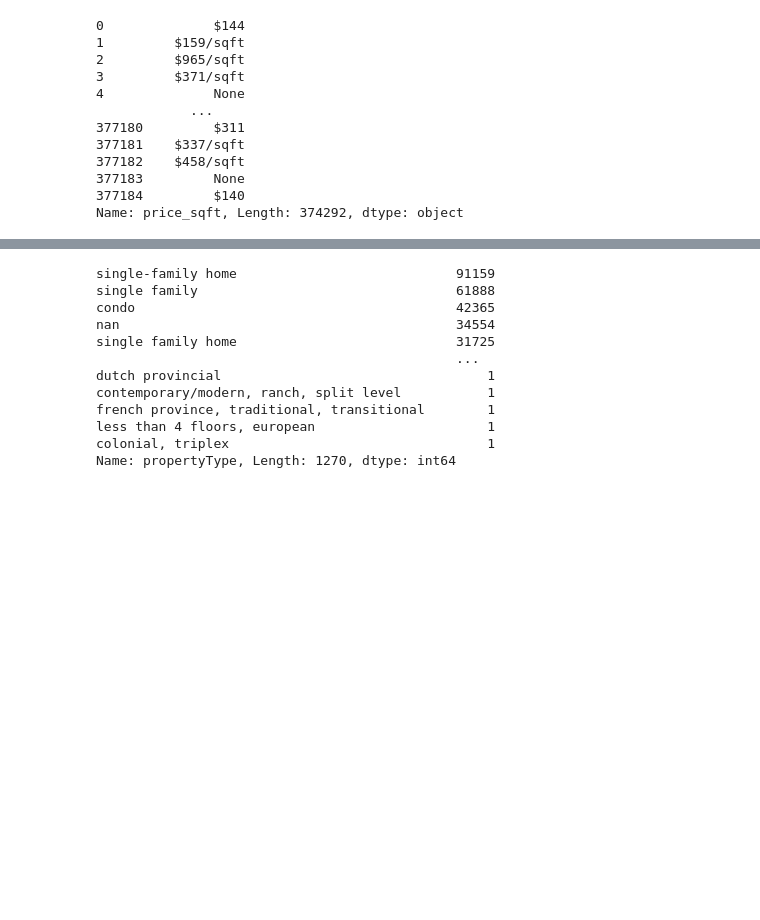
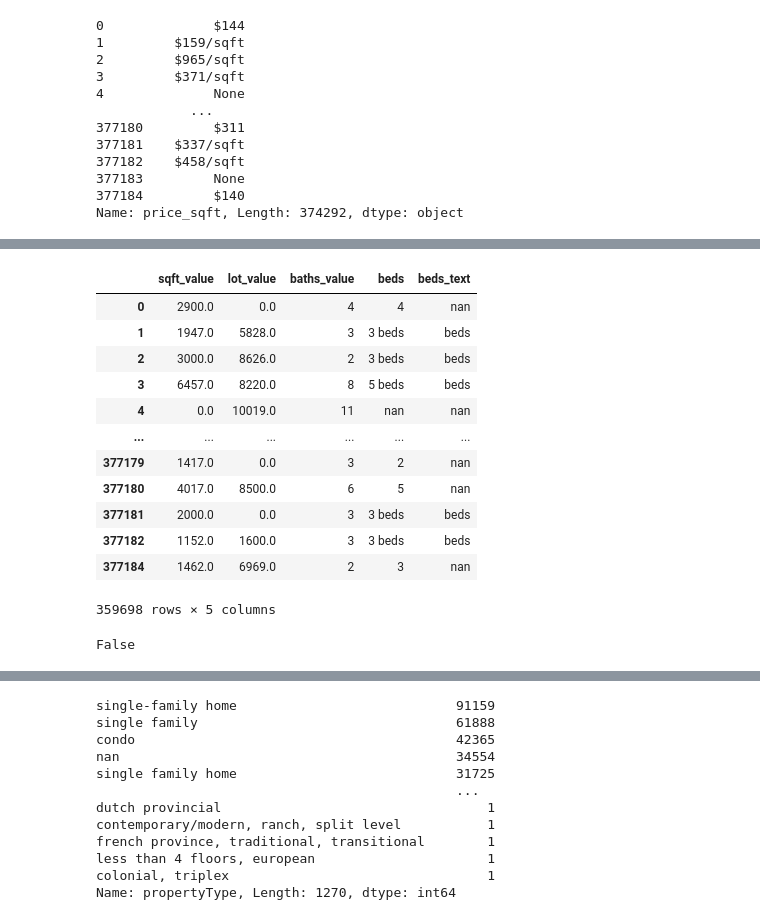
Before and after one commit to SeregeiKroupen/SF, a Jupyter notebook: final_project/Final_project.ipynb, the cells around one changed output, grey strips where cells are left out. Cells and saved outputs as stored; diff of their text form; code cells hidden in the pictures; blank space fills up the shorter version.

```diff
--- a/final_project/Final_project.ipynb
+++ b/final_project/Final_project.ipynb
@@ -898,0 +733,12 @@ Pinball Loss: 25000.71, over_pricing: 0.51%, mean over pricing: 48543
+# %%
+# try to drop records with epty 'sqft_value' and 'lot_value' - where we do not have data about sqare of house
+TARGET = 'target'
+SEED = 42
+list_to_drop = ['homeFacts', 'schools', 'status',
+                ]
+parameters = {
+    'regressor': CatBoostRegressor(random_state=SEED),
+    'encoder': ce.TargetEncoder()
+}
+drop_records = (data.sqft_value!=0)|(data.lot_value!=0)
+feature_imp(data[drop_records].drop(list_to_drop, axis=1), test_drop=False, target=TARGET, **parameters)
@@ -898,0 +765,3 @@ Pinball Loss: 25000.71, over_pricing: 0.51%, mean over pricing: 48543
+# %%
+# Decide to drop records (about 14K records)
+data = data[drop_records]
@@ -918,0 +795,8 @@ memory usage: 88.0+ MB
+# %%
+beds = data[['sqft_value', 'lot_value', 'baths_value', 'beds']].copy()
+beds.beds.fillna('nn', inplace=True)
+beds.beds = beds.beds.apply(str.lower)
+beds['beds_text'] = beds.beds.apply(literal_text)
+beds
+qq = vocabulary('beds_text',beds)
+qq
@@ -918,0 +823,41 @@ memory usage: 88.0+ MB
+# %%
+#
+#
+#
+#
+key_text=[' beds', ' bd', '.', 'nan', ' ']
+for item in tqdm(beds.index):
+    record = beds.loc[item,:]
+
+#    sqft, lot, = record.sqft_value, record.lot_value
+    value, value_text = record.beds, record.beds_text
+
+    if value_text in key_text:
+        value = find_number(value)
+    else:
+        value = 0
+
+    beds.loc[item, 'beds_value'] = value
+# %%
+beds
+# %% [output]
+|  | sqft_value | lot_value | baths_value | beds | beds_text |
+| 0 | 2900.0 | 0.0 | 4 | 4 | nan |
+| 1 | 1947.0 | 5828.0 | 3 | 3 beds | beds |
+| 2 | 3000.0 | 8626.0 | 2 | 3 beds | beds |
+| 3 | 6457.0 | 8220.0 | 8 | 5 beds | beds |
+| 4 | 0.0 | 10019.0 | 11 | nan | nan |
+| ... | ... | ... | ... | ... | ... |
+| 377179 | 1417.0 | 0.0 | 3 | 2 | nan |
+| 377180 | 4017.0 | 8500.0 | 6 | 5 | nan |
+| 377181 | 2000.0 | 0.0 | 3 | 3 beds | beds |
+| 377182 | 1152.0 | 1600.0 | 3 | 3 beds | beds |
+| 377184 | 1462.0 | 6969.0 | 2 | 3 | nan |
+359698 rows × 5 columns
+# %%
+pattern = ' beds bd.nan'
+qq = '. acres'
+key_text=[' beds', ' bd', '.', 'nan', ' ']
+re.search(pattern, qq)
+# %% [output]
+False
```
Also changed, not shown: parts of 76 cells of this notebook, 4 other files.
